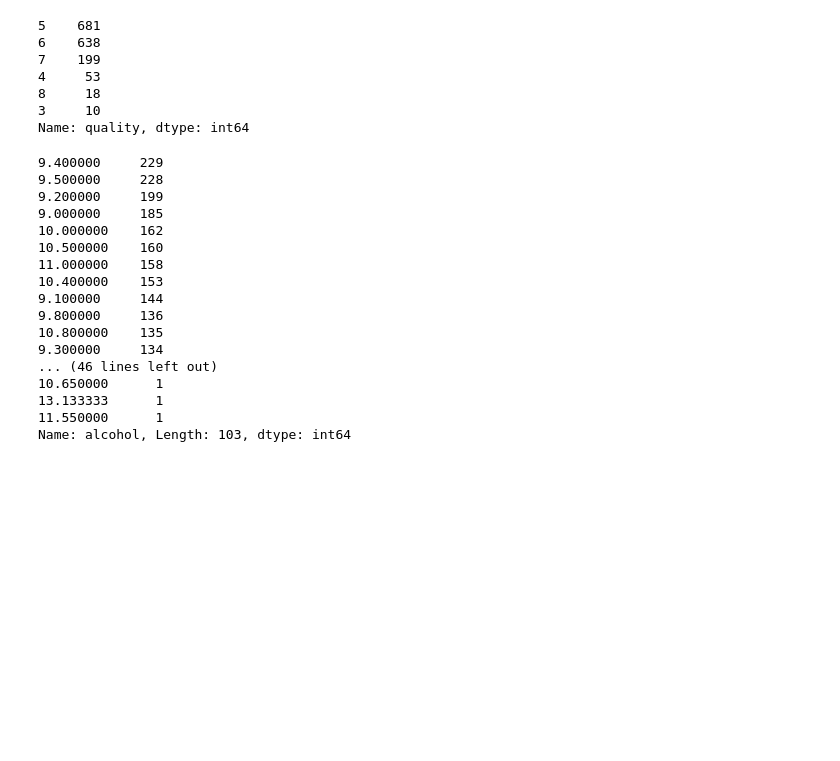
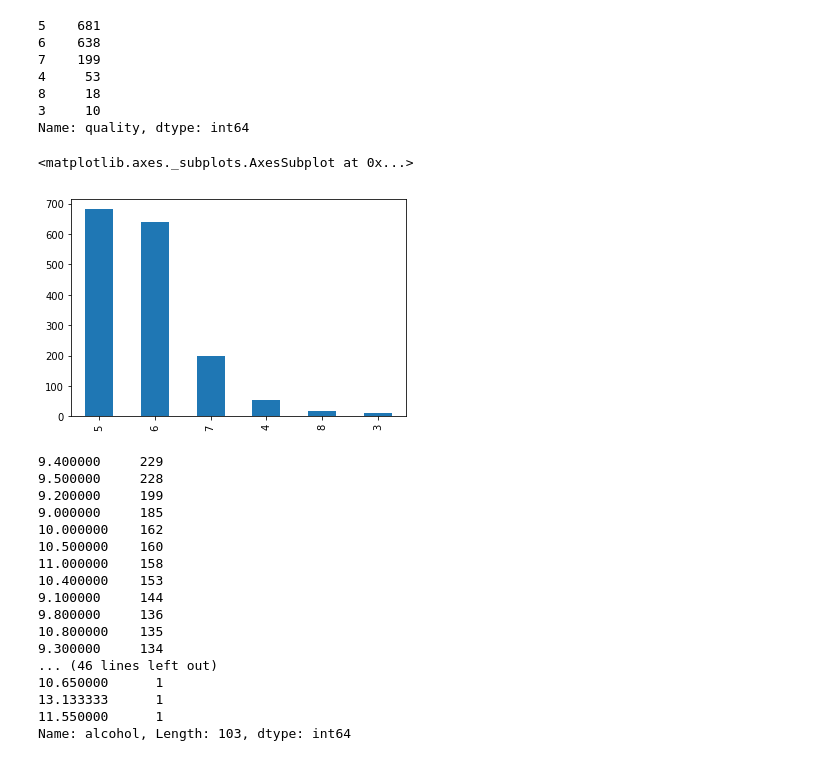
Before and after one commit to JakKowalCzyk/BigDataWarsztaty, a Jupyter notebook: wines_a.ipynb, the cells around one changed output. Drawn from its saved outputs; the diff is of its cells as text; code cells hidden in the pictures; blank space fills up the shorter version.

Commit message:
more plots

```diff
--- a/wines_a.ipynb
+++ b/wines_a.ipynb
@@ -71,6 +80,11 @@ red_wines.quality.value_counts()
 8     18
 3     10
 Name: quality, dtype: int64
+# %%
+red_wines.quality.value_counts().plot.bar()
+# %% [output]
+<matplotlib.axes._subplots.AxesSubplot at 0x...>
+[figure, added]
 # %%
 white_wines.alcohol.value_counts()
 # %% [output]
```
Also changed, not shown: parts of 3 cells of this notebook.
